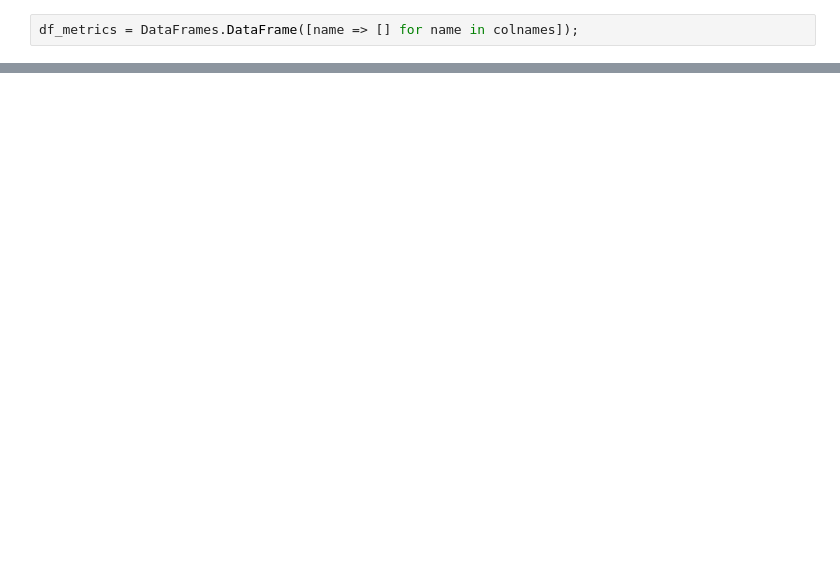
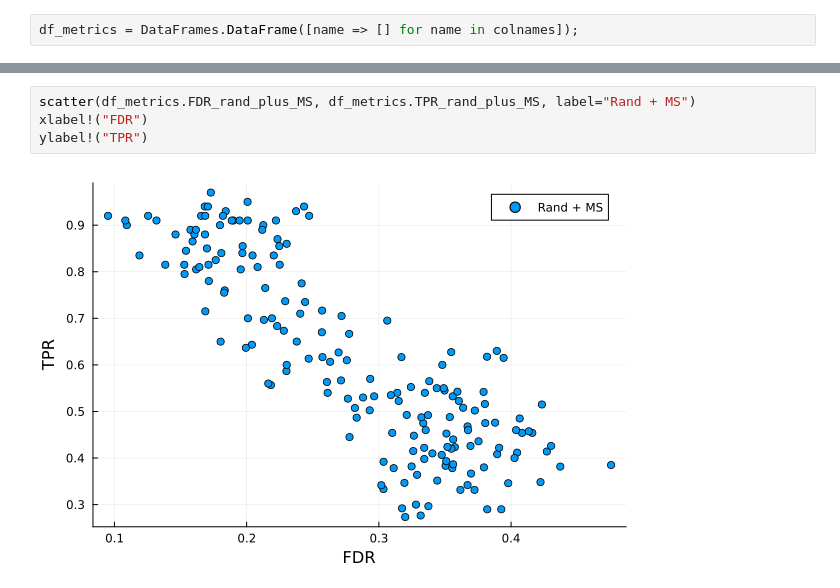
Before and after one commit to marcoelba/SelectiveInference, a Jupyter notebook: src/Comparison_randomisation_ms.ipynb, the cells around one changed output, grey strips where cells are left out. Saved outputs shown, nothing was run; the diff lists cells and outputs as text; blank space fills up the shorter version.

```diff
--- a/src/Comparison_randomisation_ms.ipynb
+++ b/src/Comparison_randomisation_ms.ipynb
@@ -435,0 +326,6 @@ histogram(df_metrics.TPR_Rand, bins=20)
+# %%
+scatter(df_metrics.FDR_rand_plus_MS, df_metrics.TPR_rand_plus_MS, label="Rand + MS")
+xlabel!("FDR")
+ylabel!("TPR")
+# %% [output]
+[figure, added]
```
Also changed, not shown: parts of 33 cells of this notebook, 5 other files.
